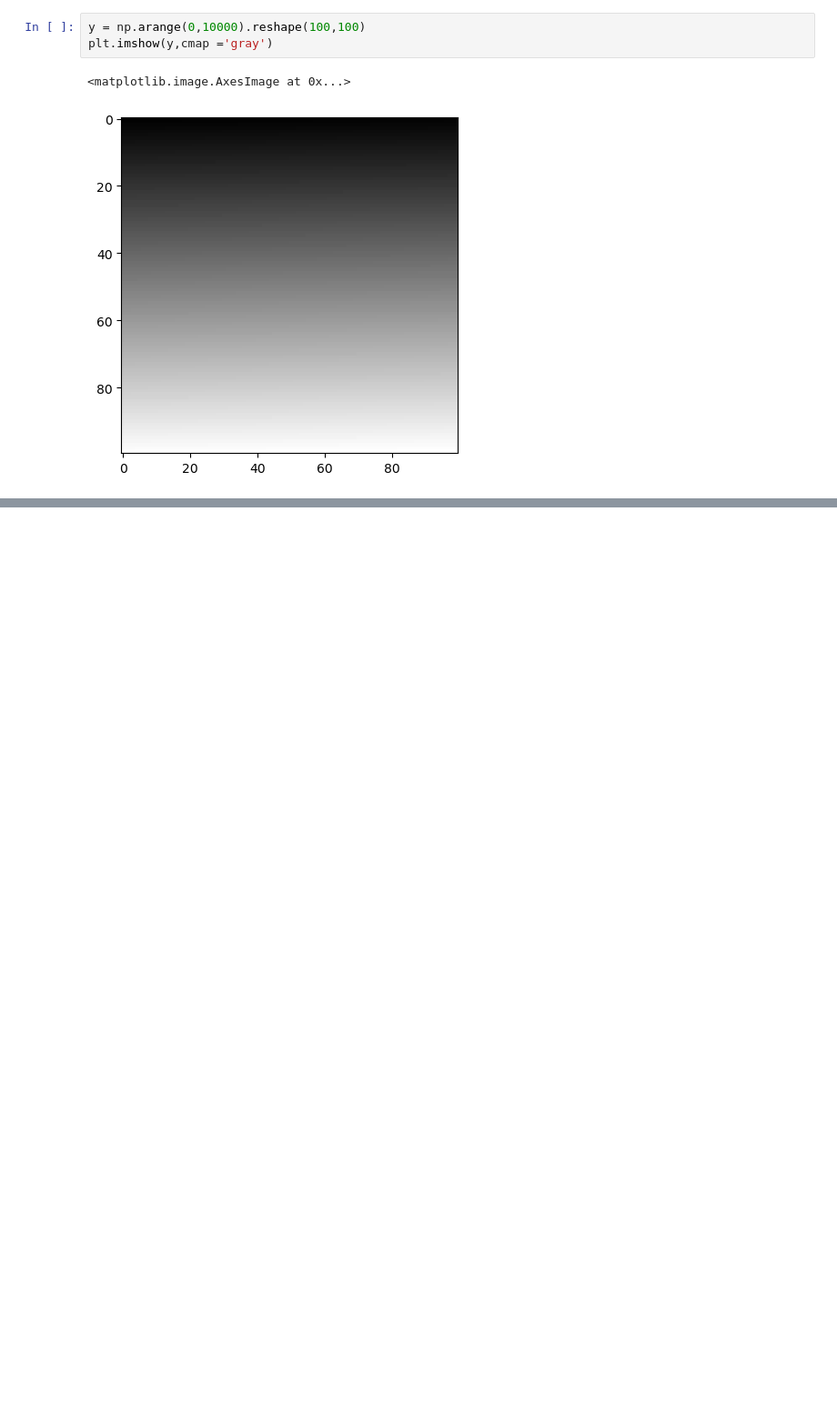
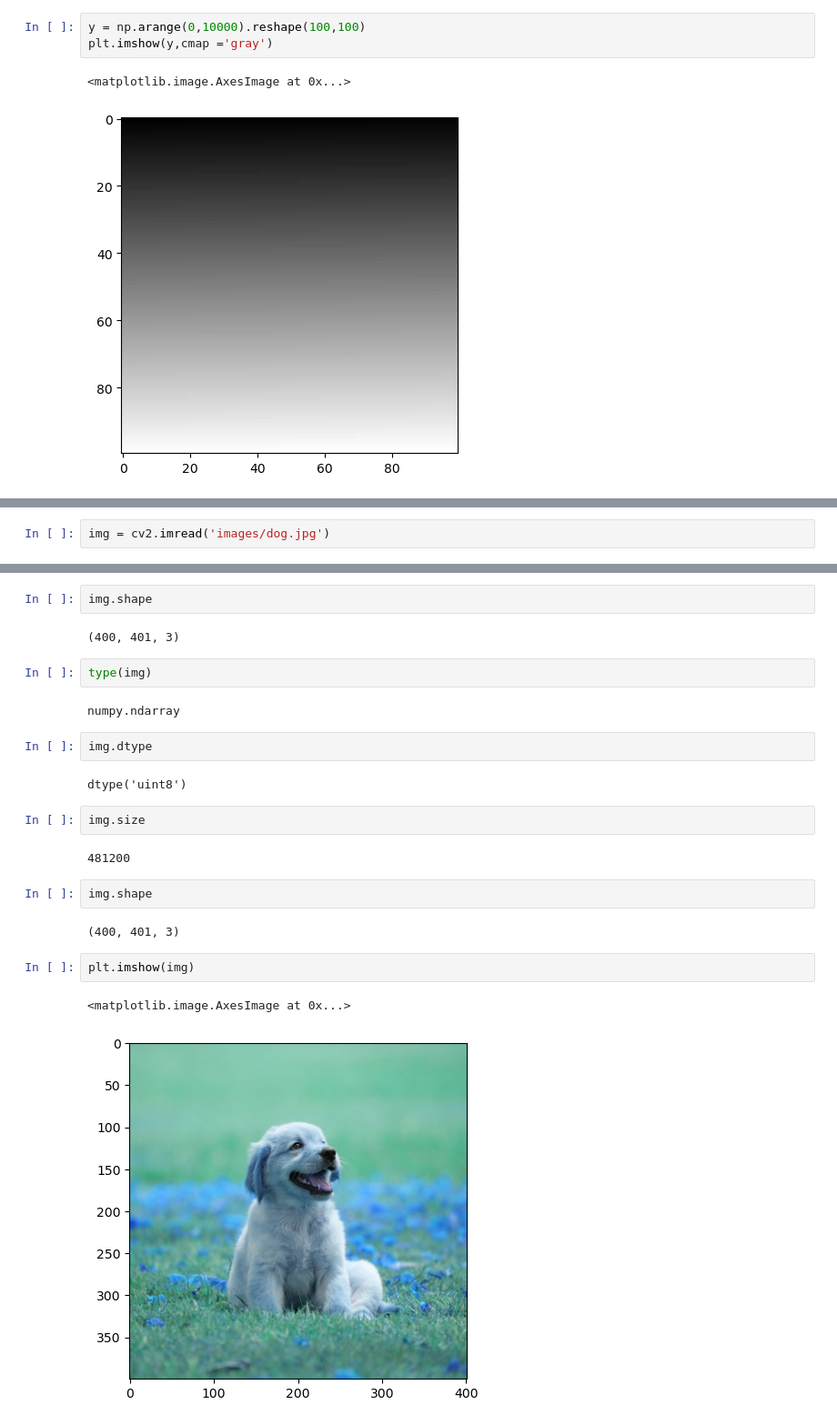
Before and after one commit to tejaskolhe27/Computer_Vision, a Jupyter notebook: Image Basics.ipynb, the cells around one changed output, grey strips where cells are left out. Shown at 91% size. Drawn from its saved outputs; the diff is of its cells as text; blank space fills up the shorter version.

```diff
--- a/Image Basics.ipynb
+++ b/Image Basics.ipynb
@@ -46,0 +51,2 @@ plt.imshow(y,cmap ='gray')
+# %%
+img = cv2.imread('images/dog.jpg')
@@ -46,0 +73,25 @@ plt.imshow(y,cmap ='gray')
+# %%
+img.shape
+# %% [output]
+(400, 401, 3)
+# %%
+type(img)
+# %% [output]
+numpy.ndarray
+# %%
+img.dtype
+# %% [output]
+dtype('uint8')
+# %%
+img.size
+# %% [output]
+481200
+# %%
+img.shape
+# %% [output]
+(400, 401, 3)
+# %%
+plt.imshow(img)
+# %% [output]
+<matplotlib.image.AxesImage at 0x...>
+[figure, added]
```
Also changed, not shown: parts of 9 cells of this notebook, 21 other files.
